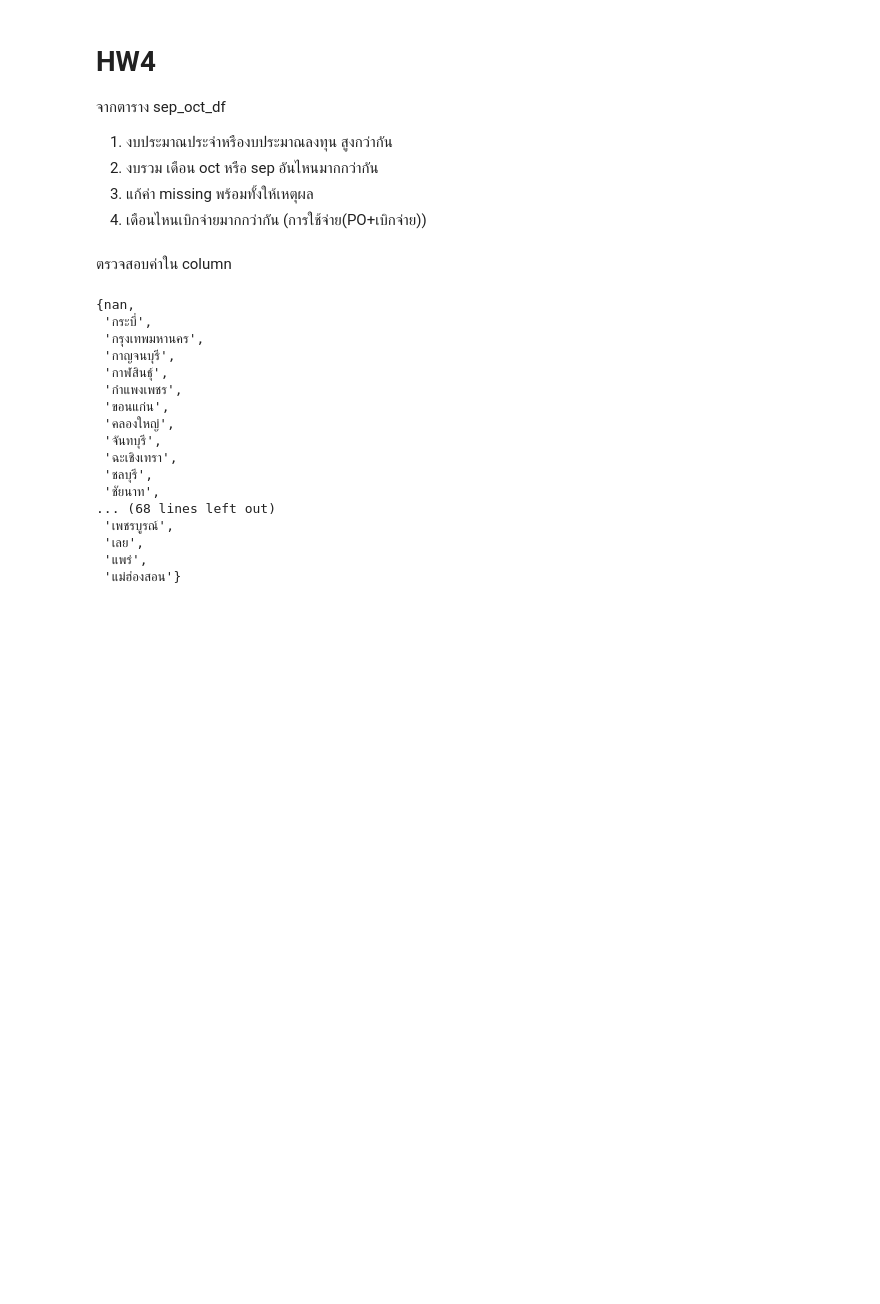
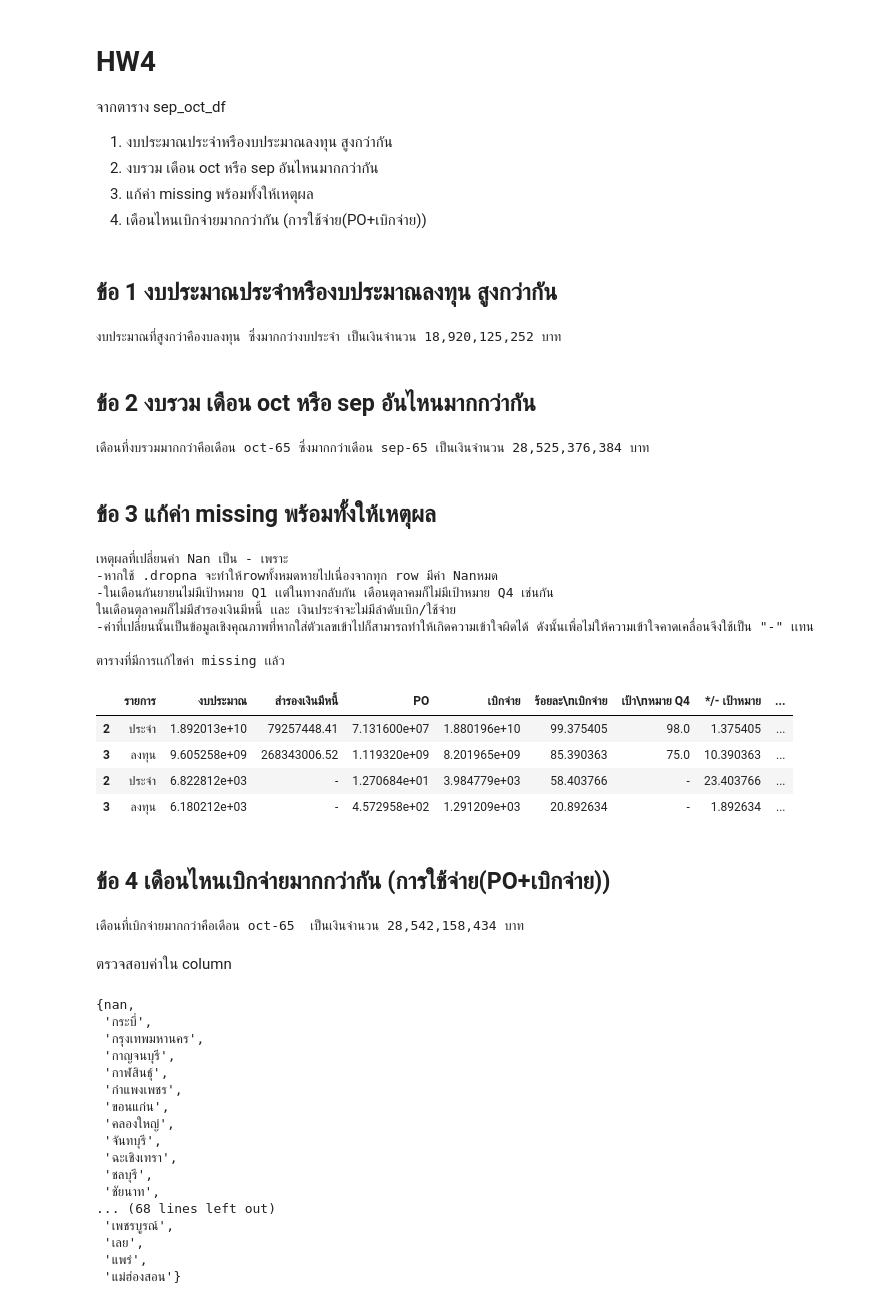
Before and after one commit to Wilanth/Python_dataviz2023, a Jupyter notebook: Pandas102.ipynb, the cells around one changed output. Saved outputs shown, nothing was run; the diff lists cells and outputs as text; code cells hidden in the pictures; blank space fills up the shorter version.

```diff
--- a/Pandas102.ipynb
+++ b/Pandas102.ipynb
@@ -133,6 +116,82 @@ sep_oct_df
 2. งบรวม เดือน oct หรือ sep อันไหนมากกว่ากัน
 3. แก้ค่า missing พร้อมทั้งให้เหตุผล
 4. เดือนไหนเบิกจ่ายมากกว่ากัน (การใช้จ่าย(PO+เบิกจ่าย))
+# %% [markdown]
+## ข้อ 1 งบประมาณประจำหรืองบประมาณลงทุน สูงกว่ากัน
+# %%
+P_65=sep_oct_df[sep_oct_df['รายการ']=='ประจำ']
+L_65_65=sep_oct_df[sep_oct_df['รายการ']=='ลงทุน']
+m=P_65['งบประมาณ'].sum()
+n=L_65['งบประมาณ'].sum()
+NG =[]
+for x in set(sep_oct_df['รายการ']):
+  NG.append(x)
+NG
+if m > n:
+  print (f'งบประมาณที่สูงกว่าคืองบ{NG[0]} ซึ่งมากกว่างบ{NG[1]} เป็นเงินจำนวน {int(m-n):,} บาท')
+elif m < n:
+  print (f'งบประมาณที่สูงกว่าคืองบ{NG[1]} ซึ่งมากกว่างบ{NG[0]} เป็นเงินจำนวน {int(n-m):,} บาท')
+# %% [output]
+งบประมาณที่สูงกว่าคืองบลงทุน ซึ่งมากกว่างบประจำ เป็นเงินจำนวน 18,920,125,252 บาท
+# %% [markdown]
+## ข้อ 2 งบรวม เดือน oct หรือ sep อันไหนมากกว่ากัน
+# %%
+J_65=sep_oct_df[sep_oct_df['เดือน-ปี']=='sep-65']
+L_65=sep_oct_df[sep_oct_df['เดือน-ปี']=='oct-65']
+m=J_65['งบประมาณ'].sum()
+n=L_65['งบประมาณ'].sum()
+NG =[]
+for x in set(sep_oct_df['เดือน-ปี']):
+  NG.append(x)
+NG
+if m > n:
+  print (f'เดือนที่งบรวมมากกว่าคือเดือน {NG[0]} ซึ่งมากกว่าเดือน {NG[1]} เป็นเงินจำนวน {int(m-n):,} บาท')
+elif m < n:
+  print (f'เดือนที่งบรวมมากกว่าคือเดือน {NG[1]} ซึ่งมากกว่าเดือน {NG[0]} เป็นเงินจำนวน {int(n-m):,} บาท')
+# %% [output]
+เดือนที่งบรวมมากกว่าคือเดือน oct-65 ซึ่งมากกว่าเดือน sep-65 เป็นเงินจำนวน 28,525,376,384 บาท
+# %% [markdown]
+## ข้อ 3 แก้ค่า missing พร้อมทั้งให้เหตุผล
+# %%
+newdf = sep_oct_df.fillna('-')
+print ('เหตุผลที่เปลี่ยนค่า Nan เป็น - เพราะ')
+print ('-หากใช้ .dropna จะทำให้rowทั้งหมดหายไปเนื่องจากทุก row มีค่า Nanหมด')
+print ('-ในเดือนกันยายนไม่มีเป้าหมาย Q1 เเต่ในทางกลับกัน เดือนตุลาคมก็ไม่มีเป้าหมาย Q4 เช่นกัน')
+print ('ในเดือนตุลาคมก็ไม่มีสำรองเงินมีหนี้ เเละ เงินประจำจะไม่มีลำดับเบิก/ใช้จ่าย')
+print ('-ค่าที่เปลี่ยนนั้นเป็นข้อมูลเชิงคุณภาพที่หากใส่ตัวเลขเข้าไปก็สามารถทำให้เกิดความเข้าใจผิดได้ ดังนั้นเพื่อไม่ให้ความเข้าใจคาดเคลื่อนจึงใช้เป็น "-" เเทน ')
+print ('')
+print ('ตารางที่มีการเเก้ไขค่า missing เเล้ว')
+newdf
+# %% [output]
+เหตุผลที่เปลี่ยนค่า Nan เป็น - เพราะ
+-หากใช้ .dropna จะทำให้rowทั้งหมดหายไปเนื่องจากทุก row มีค่า Nanหมด
+-ในเดือนกันยายนไม่มีเป้าหมาย Q1 เเต่ในทางกลับกัน เดือนตุลาคมก็ไม่มีเป้าหมาย Q4 เช่นกัน
+ในเดือนตุลาคมก็ไม่มีสำรองเงินมีหนี้ เเละ เงินประจำจะไม่มีลำดับเบิก/ใช้จ่าย
+-ค่าที่เปลี่ยนนั้นเป็นข้อมูลเชิงคุณภาพที่หากใส่ตัวเลขเข้าไปก็สามารถทำให้เกิดความเข้าใจผิดได้ ดังนั้นเพื่อไม่ให้ความเข้าใจคาดเคลื่อนจึงใช้เป็น "-" เเทน
+
+ตารางที่มีการเเก้ไขค่า missing เเล้ว
+|  | รายการ | งบประมาณ | สำรองเงินมีหนี้ | PO | เบิกจ่าย | ร้อยละ\nเบิกจ่าย | เป้า\nหมาย Q4 | */- เป้าหมาย | ... |
+| 2 | ประจำ | 1.892013e+10 | 79257448.41 | 7.131600e+07 | 1.880196e+10 | 99.375405 | 98.0 | 1.375405 | ... |
+| 3 | ลงทุน | 9.605258e+09 | 268343006.52 | 1.119320e+09 | 8.201965e+09 | 85.390363 | 75.0 | 10.390363 | ... |
+| 2 | ประจำ | 6.822812e+03 | - | 1.270684e+01 | 3.984779e+03 | 58.403766 | - | 23.403766 | ... |
+| 3 | ลงทุน | 6.180212e+03 | - | 4.572958e+02 | 1.291209e+03 | 20.892634 | - | 1.892634 | ... |
+# %% [markdown]
+## ข้อ 4 เดือนไหนเบิกจ่ายมากกว่ากัน (การใช้จ่าย(PO+เบิกจ่าย))
+# %%
+J_65=sep_oct_df[sep_oct_df['เดือน-ปี']=='sep-65']
+L_65=sep_oct_df[sep_oct_df['เดือน-ปี']=='oct-65']
+m=J_65['การใช้จ่าย (PO+เบิกจ่าย)'].sum()
+n=L_65['การใช้จ่าย (PO+เบิกจ่าย)'].sum()
+NG =[]
+for x in set(sep_oct_df['เดือน-ปี']):
+  NG.append(x)
+NG
+if m > n:
+  print (f'เดือนที่เบิกจ่ายมากกว่าคือเดือน {NG[0]}  เป็นเงินจำนวน {int(m):,} บาท')
+elif m < n:
+  print (f'เดือนที่เบิกจ่ายมากกว่าคือเดือน {NG[1]}  เป็นเงินจำนวน {int(n):,} บาท')
+# %% [output]
+เดือนที่เบิกจ่ายมากกว่าคือเดือน oct-65  เป็นเงินจำนวน 28,542,158,434 บาท
 # %% [markdown]
 ตรวจสอบค่าใน column
 # %%
```
Also changed, not shown: parts of 8 cells of this notebook.
